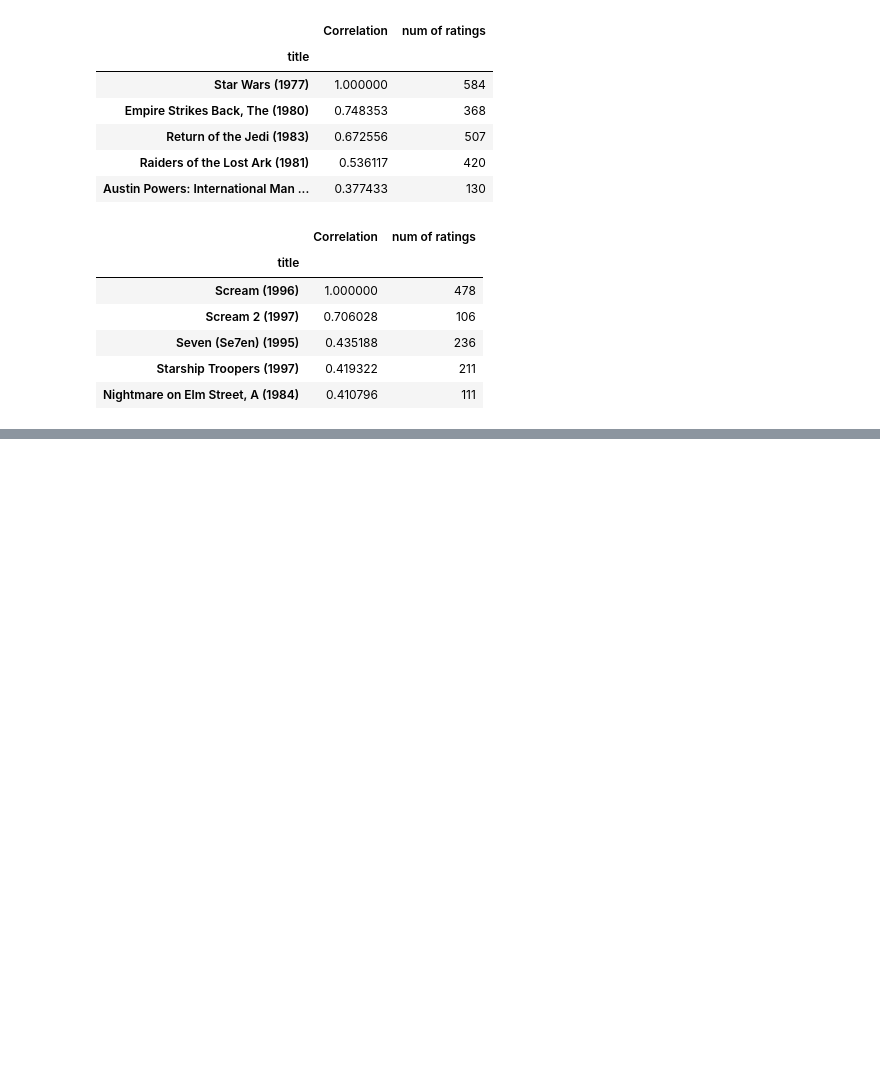
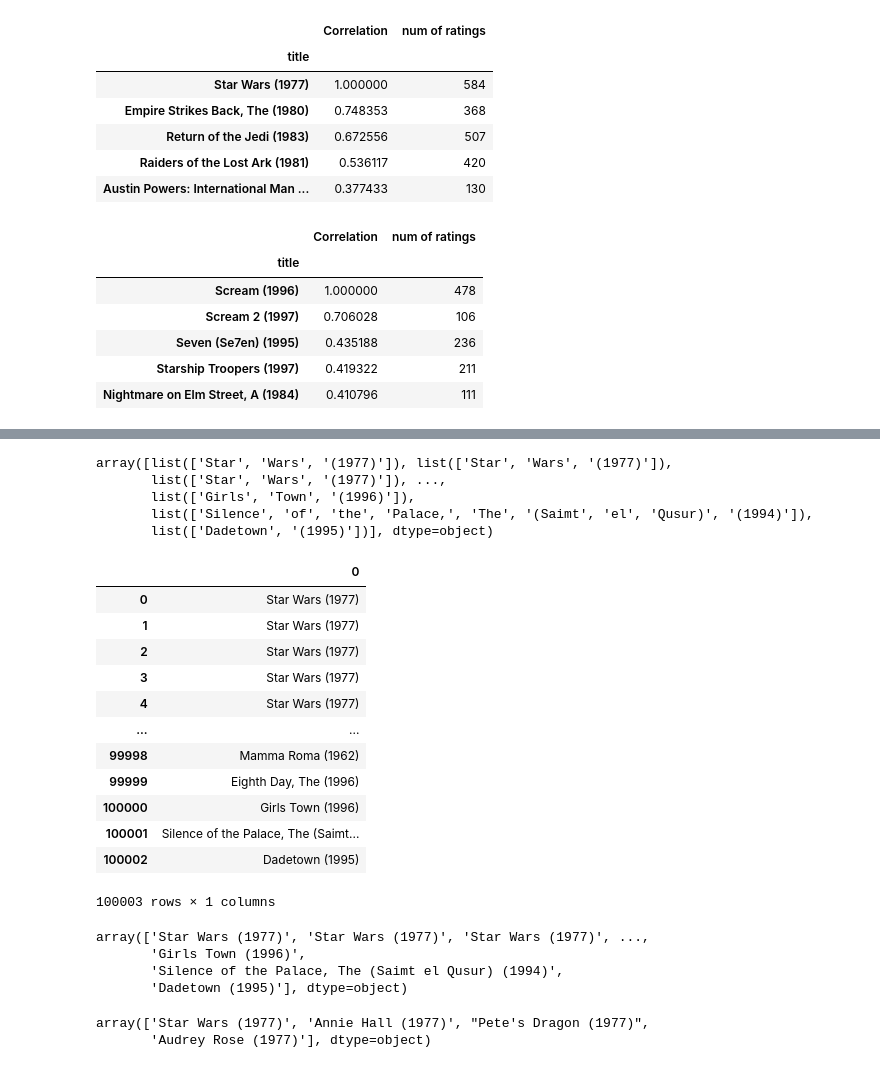
Before and after one commit to shahbazmansahia/DataAnalysisWithPython, a Jupyter notebook: Refactored_Py_DS_ML_Bootcamp-master/19-Recommender-Systems/Recommender Systems Notebook.ipynb, the cells around one changed output, grey strips where cells are left out. Drawn from its saved outputs; the diff is of its cells as text; code cells hidden in the pictures; blank space fills up the shorter version.

```diff
--- a/Refactored_Py_DS_ML_Bootcamp-master/19-Recommender-Systems/Recommender Systems Notebook.ipynb
+++ b/Refactored_Py_DS_ML_Bootcamp-master/19-Recommender-Systems/Recommender Systems Notebook.ipynb
@@ -307,0 +362,36 @@ corr_scream[corr_scream['num of ratings'] > 100].sort_values('Correlation', asce
+# %%
+df['title'].apply(lambda x: x.split(' ')).values
+# %% [output]
+array([list(['Star', 'Wars', '(1977)']), list(['Star', 'Wars', '(1977)']),
+       list(['Star', 'Wars', '(1977)']), ...,
+       list(['Girls', 'Town', '(1996)']),
+       list(['Silence', 'of', 'the', 'Palace,', 'The', '(Saimt', 'el', 'Qusur)', '(1994)']),
+       list(['Dadetown', '(1995)'])], dtype=object)
+# %%
+pd.DataFrame(df.values[:, 4])
+# %% [output]
+|  | 0 |
+| 0 | Star Wars (1977) |
+| 1 | Star Wars (1977) |
+| 2 | Star Wars (1977) |
+| 3 | Star Wars (1977) |
+| 4 | Star Wars (1977) |
+| ... | ... |
+| 99998 | Mamma Roma (1962) |
+| 99999 | Eighth Day, The (1996) |
+| 100000 | Girls Town (1996) |
+| 100001 | Silence of the Palace, The (Saimt... |
+| 100002 | Dadetown (1995) |
+100003 rows × 1 columns
+# %%
+df.values[:, 4]
+# %% [output]
+array(['Star Wars (1977)', 'Star Wars (1977)', 'Star Wars (1977)', ...,
+       'Girls Town (1996)',
+       'Silence of the Palace, The (Saimt el Qusur) (1994)',
+       'Dadetown (1995)'], dtype=object)
+# %%
+df[df['title'].str.contains('1977')]['title'].unique()
+# %% [output]
+array(['Star Wars (1977)', 'Annie Hall (1977)', "Pete's Dragon (1977)",
+       'Audrey Rose (1977)'], dtype=object)
```
Also changed, not shown: parts of 6 cells of this notebook, 2 other files.
